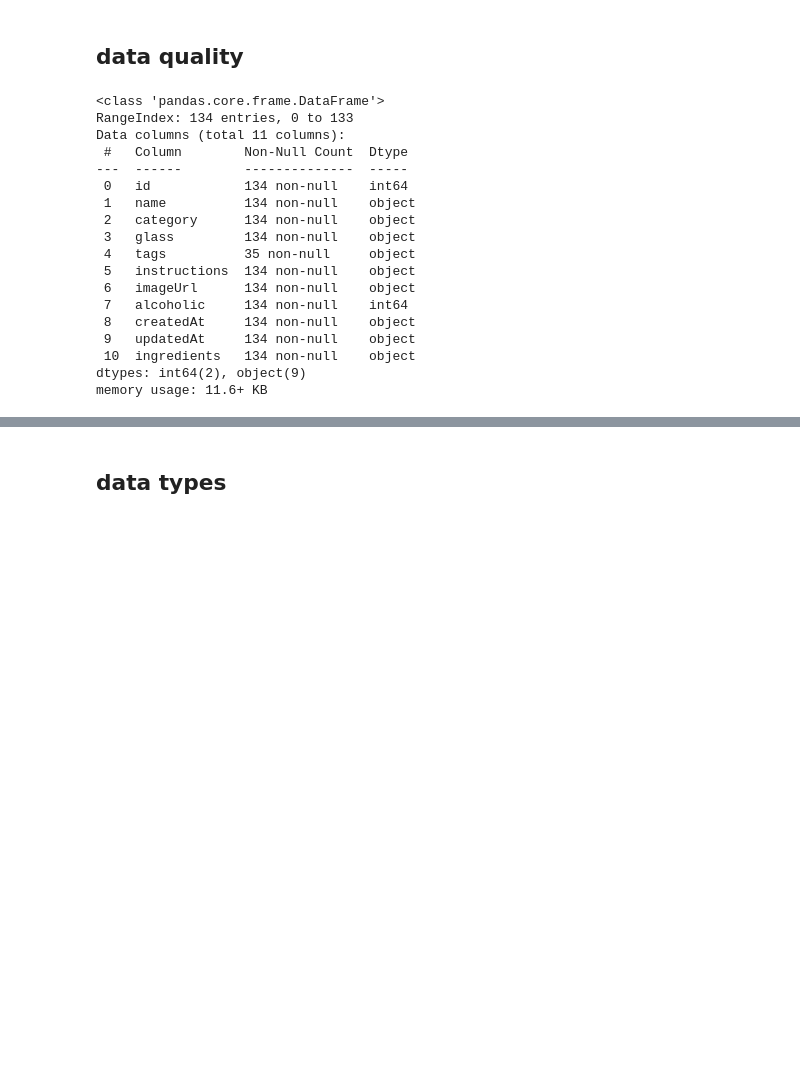
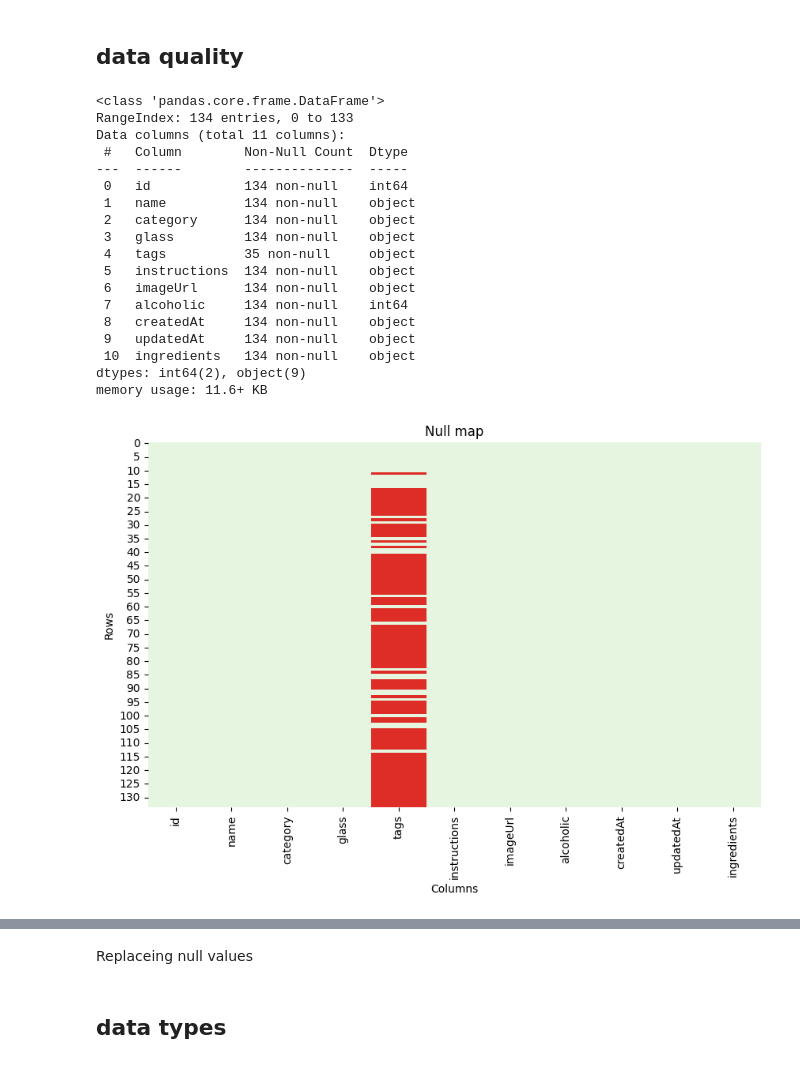
Before and after one commit to NoMoreCookies/KNSolvro-ZadanieR, a Jupyter notebook: eda/EDA.ipynb, the cells around one changed output, grey strips where cells are left out. Saved outputs shown, nothing was run; the diff lists cells and outputs as text; code cells hidden in the pictures; blank space fills up the shorter version.

```diff
--- a/eda/EDA.ipynb
+++ b/eda/EDA.ipynb
@@ -14,30 +16,42 @@ df = pd.read_json('https://github.com/Solvro/rekrutacja/raw/refs/heads/main/data
 # %%
 
 df.info()
-df.isna().sum().sort_values(ascending=False)
+plt.figure(figsize=(10, 6))
+sns.heatmap(
+    df.isna(),                # boolean mask of NaNs
+    cmap=["#e5f5e0", "#de2d26"],  # present=greenish, missing=red (2-color)
+    cbar=False                # hide colorbar (optional)
+)
+plt.title("Null map")
+plt.xlabel("Columns")
+plt.ylabel("Rows")
+plt.show()
 df.head()
 # %% [output]
 <class 'pandas.core.frame.DataFrame'>
 RangeIndex: 134 entries, 0 to 133
 Data columns (total 11 columns):
  #   Column        Non-Null Count  Dtype
 ---  ------        --------------  -----
  0   id            134 non-null    int64
  1   name          134 non-null    object
  2   category      134 non-null    object
  3   glass         134 non-null    object
  4   tags          35 non-null     object
  5   instructions  134 non-null    object
  6   imageUrl      134 non-null    object
  7   alcoholic     134 non-null    int64
  8   createdAt     134 non-null    object
  9   updatedAt     134 non-null    object
  10  ingredients   134 non-null    object
 dtypes: int64(2), object(9)
 memory usage: 11.6+ KB
+[figure, added]
 |  | id | name | category | glass | tags | instructions | imageUrl | alcoholic | createdAt | updatedAt | ... |
 | 0 | 11000 | Mojito | Cocktail | Highball glass | [IBA, ContemporaryClassic, Alcoho... | Muddle mint leaves with sugar and... | https://cocktails.solvro.pl/image... | 1 | 2024-08-18T19:01:17.000+00:00 | 2024-08-18T19:06:16.000+00:00 | ... |
 | 1 | 11001 | Old Fashioned | Cocktail | Old-fashioned glass | [IBA, Classic, Alcoholic, Expensi... | Place sugar cube in old fashioned... | https://cocktails.solvro.pl/image... | 1 | 2024-08-18T19:01:58.000+00:00 | 2024-08-18T19:06:17.000+00:00 | ... |
 | 2 | 11002 | Long Island Tea | Ordinary Drink | Highball glass | [Strong, Asia, StrongFlavor, Brun... | Combine all ingredients (except c... | https://cocktails.solvro.pl/image... | 1 | 2024-08-18T19:01:58.000+00:00 | 2024-08-18T19:06:17.000+00:00 | ... |
 | 3 | 11003 | Negroni | Ordinary Drink | Old-fashioned glass | [IBA, Classic] | Stir into glass over ice, garnish... | https://cocktails.solvro.pl/image... | 1 | 2024-08-18T19:01:58.000+00:00 | 2024-08-18T19:06:17.000+00:00 | ... |
 | 4 | 11004 | Whiskey Sour | Ordinary Drink | Old-fashioned glass | [IBA, Classic, Alcoholic, Contemp... | Shake with ice. Strain into chill... | https://cocktails.solvro.pl/image... | 1 | 2024-08-18T19:01:59.000+00:00 | 2024-08-18T19:06:18.000+00:00 | ... |
+# %% [markdown]
+Replaceing null values
```
Also changed, not shown: parts of 10 cells of this notebook, 4 other files.
